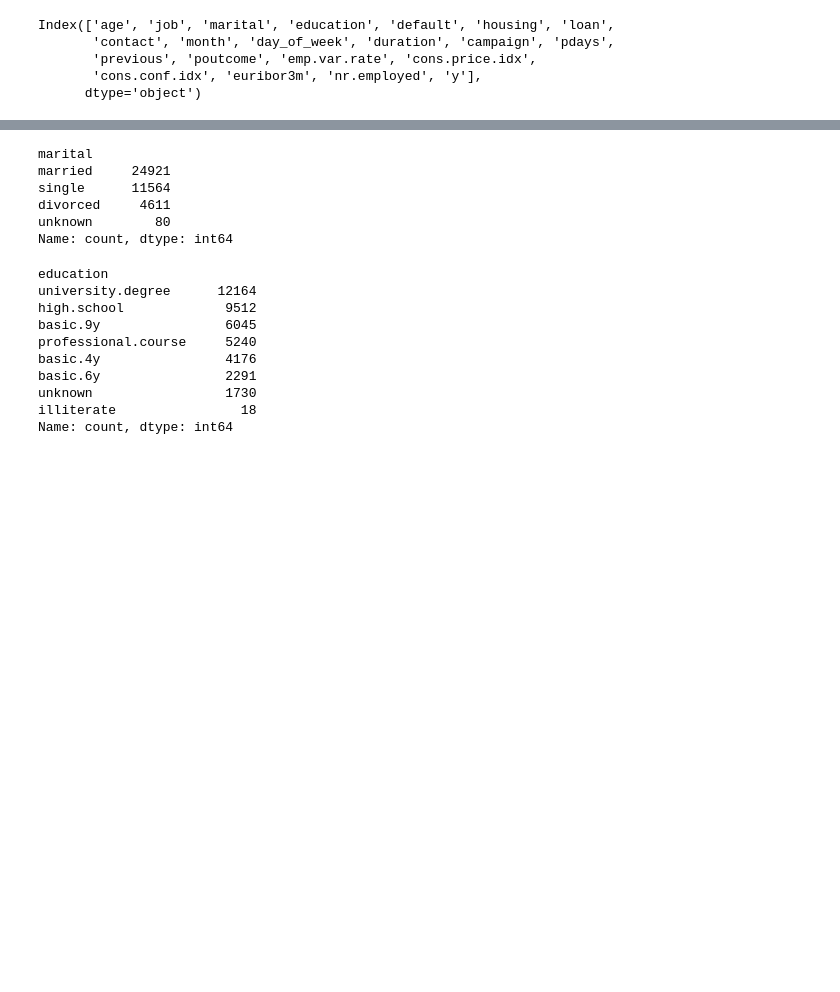
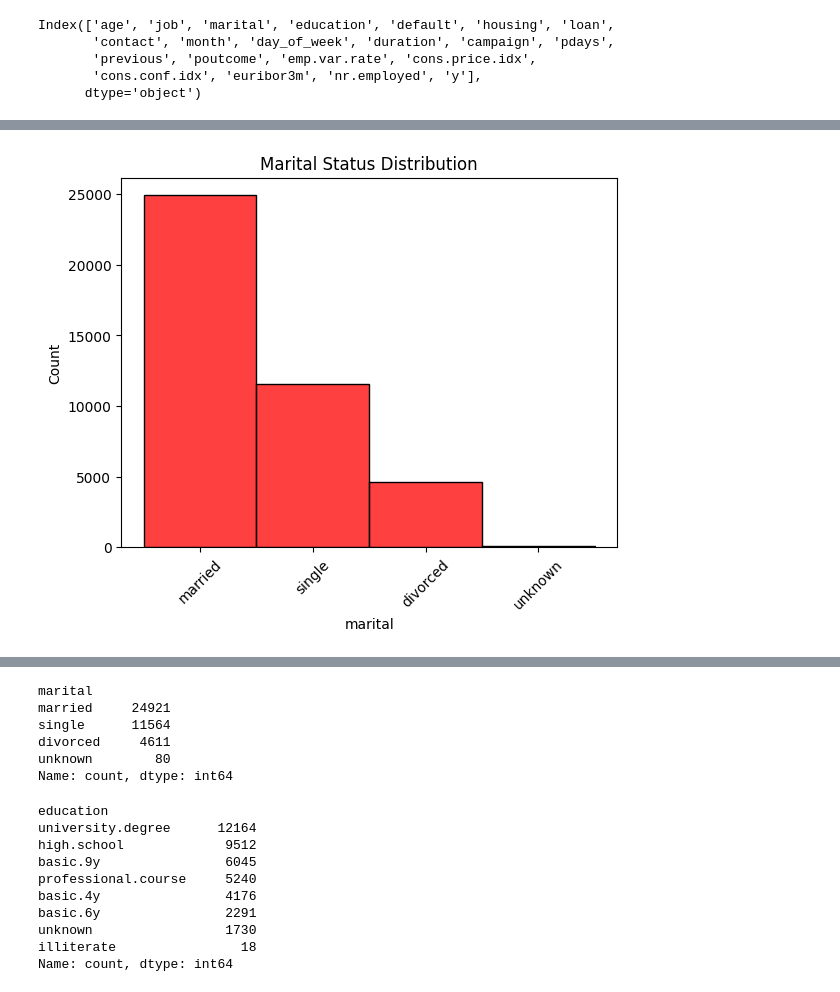
Before and after one commit to 4GeeksAcademy/SayLesAI, a Jupyter notebook: src/explore.ipynb, the cells around one changed output, grey strips where cells are left out. Cells and saved outputs as stored; diff of their text form; code cells hidden in the pictures; blank space fills up the shorter version.

```diff
--- a/src/explore.ipynb
+++ b/src/explore.ipynb
@@ -173,0 +117,8 @@ Name: count, dtype: int64
+# %%
+# Marital status
+sns.histplot(df['marital'], bins=30, color='red')
+plt.xticks(rotation=45)
+plt.title('Marital Status Distribution')
+plt.show()
+# %% [output]
+[figure, added]
```
Also changed, not shown: parts of 51 cells of this notebook, 2 other files.
